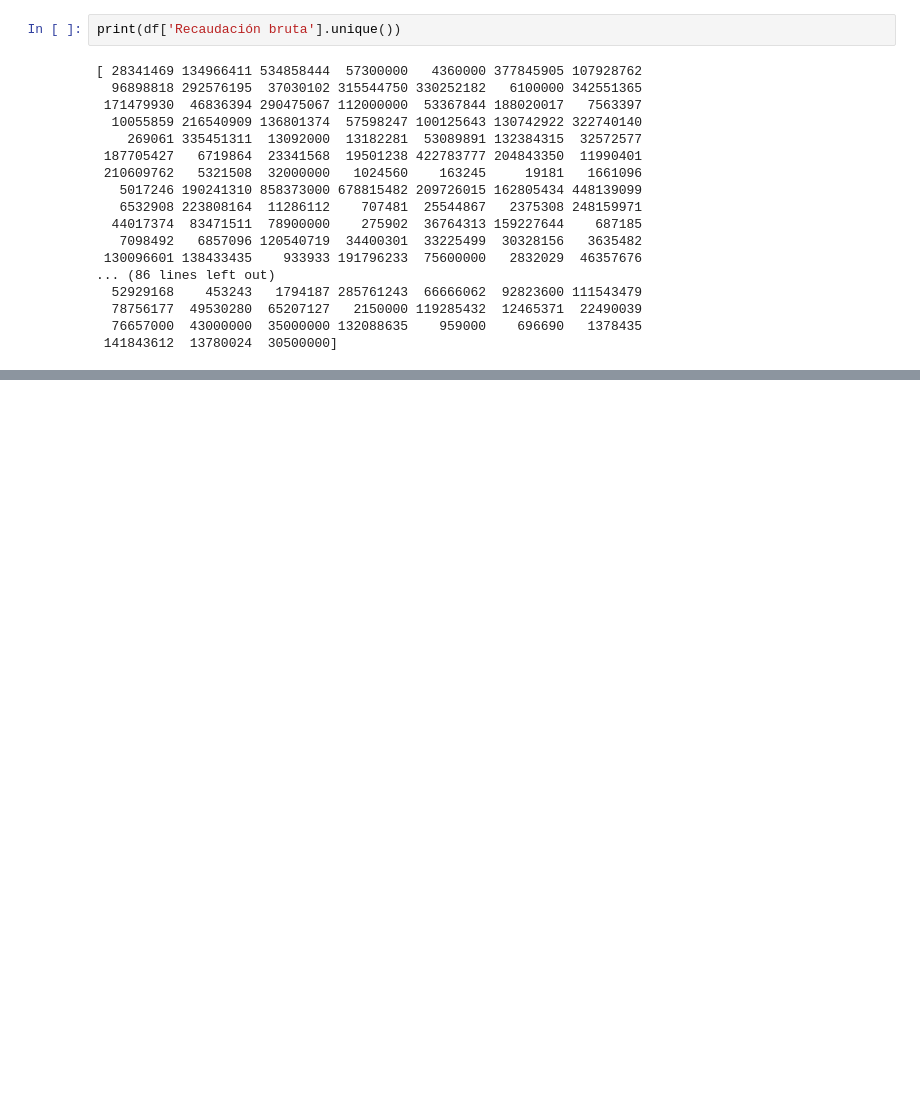
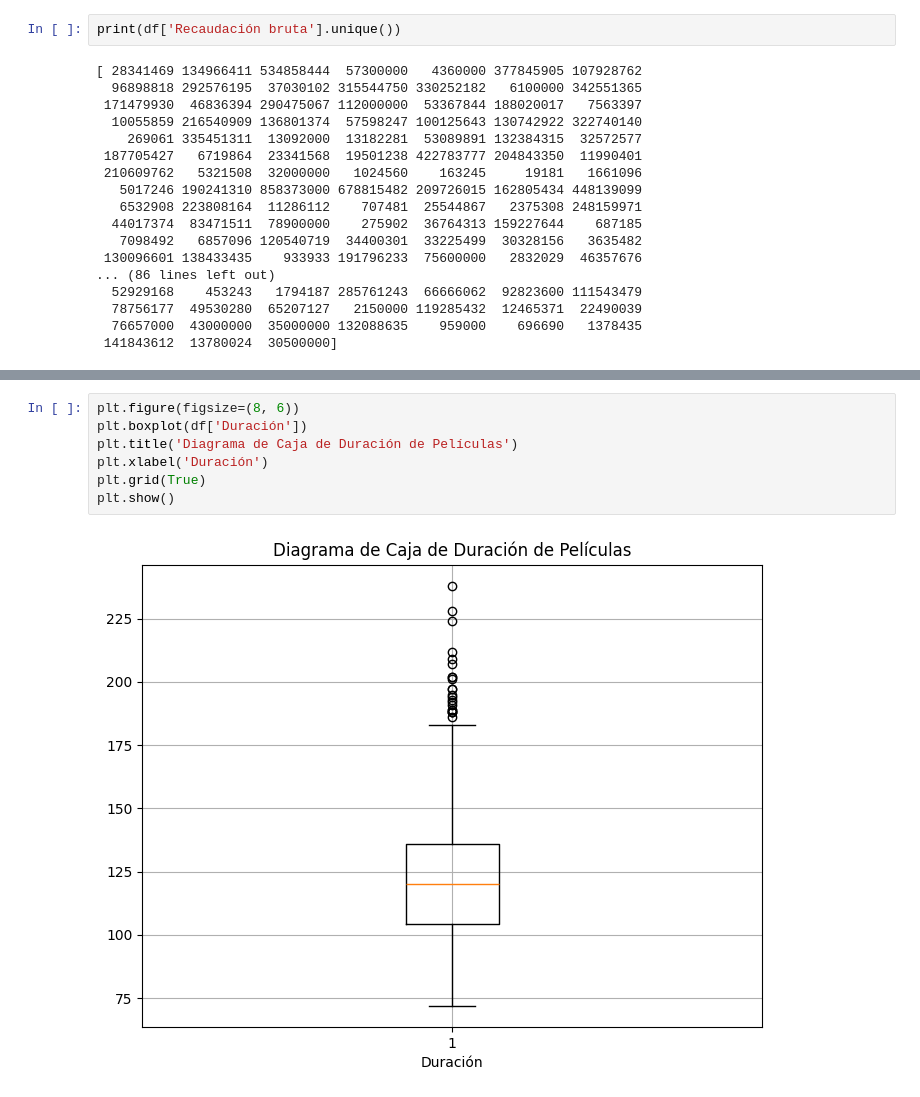
Before and after one commit to Dataniel31/Proyecto1-AnalisisDe-Pel-culasySeries-de-TVenIMDB, a Jupyter notebook: Proyecto1.ipynb, the cells around one changed output, grey strips where cells are left out. Cells and saved outputs as stored; diff of their text form; blank space fills up the shorter version.

```diff
--- a/Proyecto1.ipynb
+++ b/Proyecto1.ipynb
@@ -196,0 +261,9 @@ print(df['Recaudación bruta'].unique())
+# %%
+plt.figure(figsize=(8, 6))
+plt.boxplot(df['Duración'])
+plt.title('Diagrama de Caja de Duración de Películas')
+plt.xlabel('Duración')
+plt.grid(True)
+plt.show()
+# %% [output]
+[figure, added]
```
Also changed, not shown: parts of 6 cells of this notebook.
